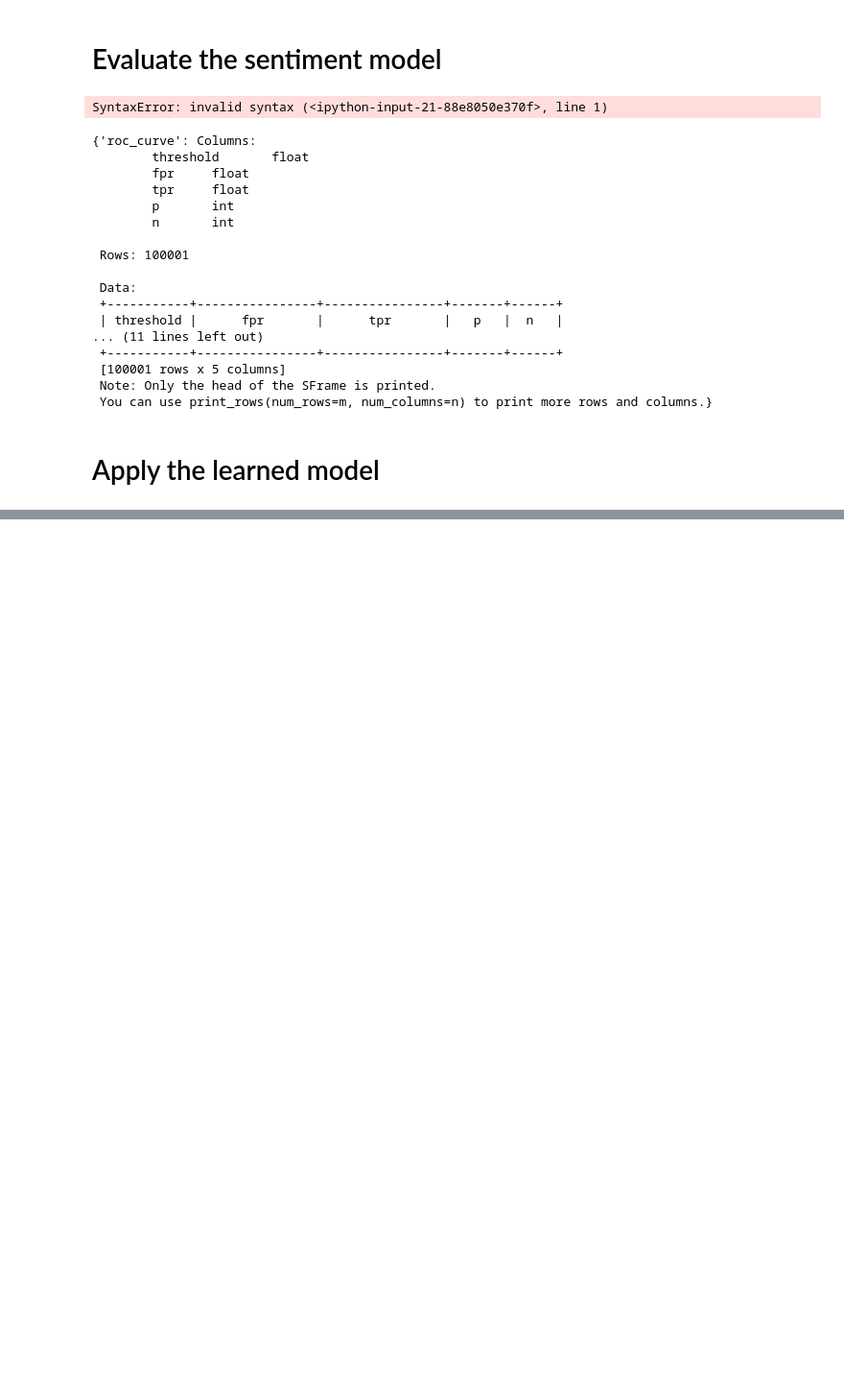
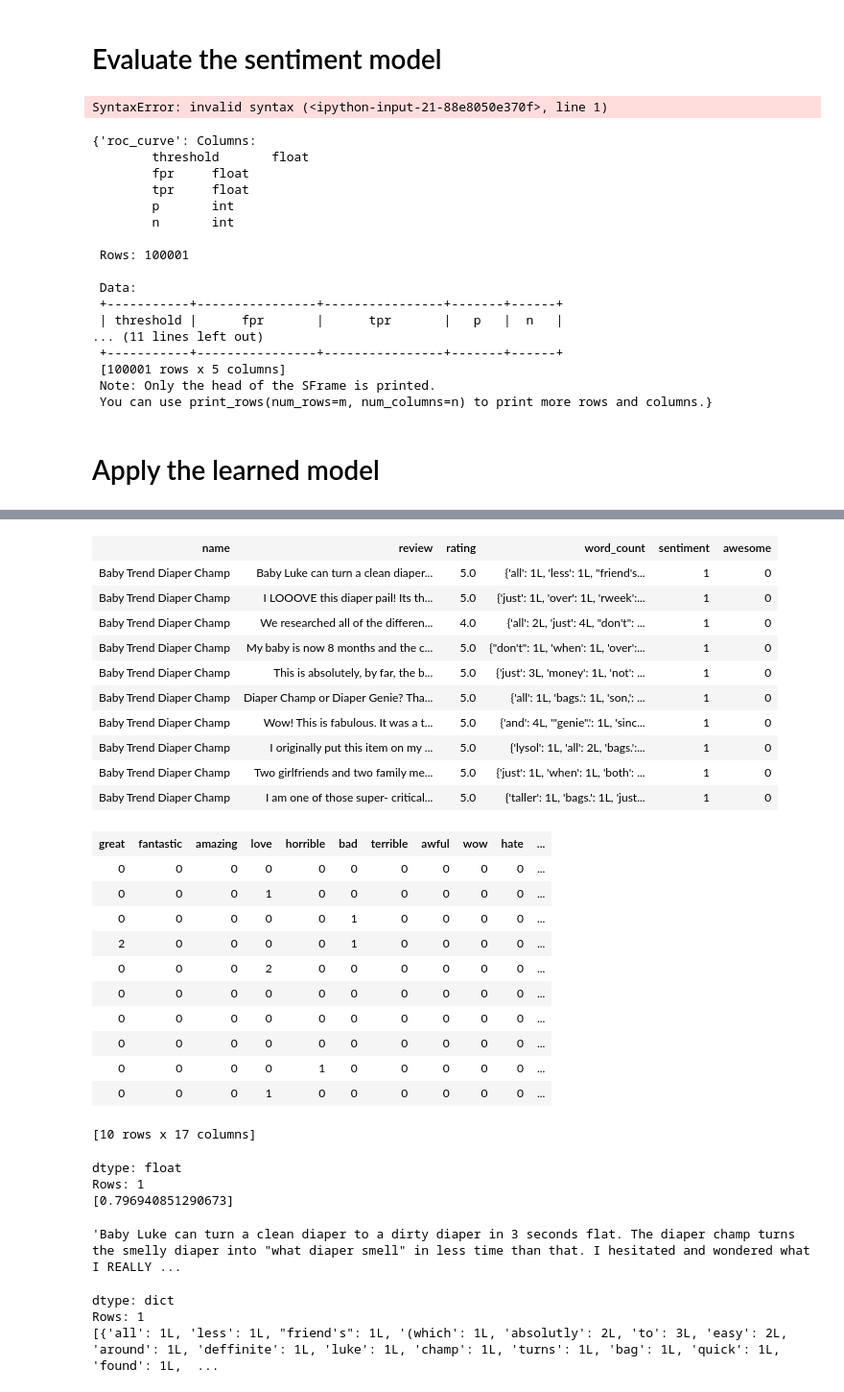
Before and after one commit to jialeichenjc/MLPractice, a Jupyter notebook: Classification.ipynb, the cells around one changed output, grey strips where cells are left out. Shown: that part at 96% size. Saved outputs shown, nothing was run; the diff lists cells and outputs as text; code cells hidden in the pictures; blank space fills up the shorter version.

```diff
--- a/Classification.ipynb
+++ b/Classification.ipynb
@@ -138,0 +212,8 @@ giraffe_reviews['predicted_sentiment'] =
+# %%
+for word in selected_words:
+    def str_count(word_counts) :
+        if word in word_counts :
+            return word_counts[word]
+        else :
+            return 0
+    products[word] = products['word_count'].apply(str_count)
@@ -138,0 +383,38 @@ giraffe_reviews['predicted_sentiment'] =
+# %%
+diaper_champ_reviews = products[products['name'] == 'Baby Trend Diaper Champ']
+# %%
+diaper_champ_reviews['predicted_sentiment'] = sentiment_model.predict(diaper_champ_reviews, output_type = 'probability')
+# %%
+diaper_champ_reviews = diaper_champ_reviews.sort('predicted_sentiment', ascending = False)
+# %%
+diaper_champ_reviews.head()
+# %% [output]
+| name | review | rating | word_count | sentiment | awesome |
+| Baby Trend Diaper Champ | Baby Luke can turn a clean diaper... | 5.0 | {'all': 1L, 'less': 1L, "friend's... | 1 | 0 |
+| Baby Trend Diaper Champ | I LOOOVE this diaper pail! Its th... | 5.0 | {'just': 1L, 'over': 1L, 'rweek':... | 1 | 0 |
+| Baby Trend Diaper Champ | We researched all of the differen... | 4.0 | {'all': 2L, 'just': 4L, "don't": ... | 1 | 0 |
+| Baby Trend Diaper Champ | My baby is now 8 months and the c... | 5.0 | {"don't": 1L, 'when': 1L, 'over':... | 1 | 0 |
+| Baby Trend Diaper Champ | This is absolutely, by far, the b... | 5.0 | {'just': 3L, 'money': 1L, 'not': ... | 1 | 0 |
+| Baby Trend Diaper Champ | Diaper Champ or Diaper Genie? Tha... | 5.0 | {'all': 1L, 'bags.': 1L, 'son,': ... | 1 | 0 |
+| Baby Trend Diaper Champ | Wow! This is fabulous. It was a t... | 5.0 | {'and': 4L, '"genie".': 1L, 'sinc... | 1 | 0 |
+| Baby Trend Diaper Champ | I originally put this item on my ... | 5.0 | {'lysol': 1L, 'all': 2L, 'bags.':... | 1 | 0 |
+| Baby Trend Diaper Champ | Two girlfriends and two family me... | 5.0 | {'just': 1L, 'when': 1L, 'both': ... | 1 | 0 |
+| Baby Trend Diaper Champ | I am one of those super- critical... | 5.0 | {'taller': 1L, 'bags.': 1L, 'just... | 1 | 0 |
+| great | fantastic | amazing | love | horrible | bad | terrible | awful | wow | hate | ... |
+| 0 | 0 | 0 | 0 | 0 | 0 | 0 | 0 | 0 | 0 | ... |
+| 0 | 0 | 0 | 1 | 0 | 0 | 0 | 0 | 0 | 0 | ... |
+| 0 | 0 | 0 | 0 | 0 | 1 | 0 | 0 | 0 | 0 | ... |
+| 2 | 0 | 0 | 0 | 0 | 1 | 0 | 0 | 0 | 0 | ... |
+| 0 | 0 | 0 | 2 | 0 | 0 | 0 | 0 | 0 | 0 | ... |
+| 0 | 0 | 0 | 0 | 0 | 0 | 0 | 0 | 0 | 0 | ... |
+| 0 | 0 | 0 | 0 | 0 | 0 | 0 | 0 | 0 | 0 | ... |
+| 0 | 0 | 0 | 0 | 0 | 0 | 0 | 0 | 0 | 0 | ... |
+| 0 | 0 | 0 | 0 | 1 | 0 | 0 | 0 | 0 | 0 | ... |
+| 0 | 0 | 0 | 1 | 0 | 0 | 0 | 0 | 0 | 0 | ... |
+[10 rows x 17 columns]
+# %%
+selected_words_model.predict(diaper_champ_reviews[0:1], output_type = 'probability')
+# %% [output]
+dtype: float
+Rows: 1
+[0.796940851290673]
@@ -138,0 +423,4 @@ giraffe_reviews['predicted_sentiment'] =
+# %%
+review
+# %% [output]
+'Baby Luke can turn a clean diaper to a dirty diaper in 3 seconds flat. The diaper champ turns the smelly diaper into "what diaper smell" in less time than that. I hesitated and wondered what I REALLY ...
@@ -138,0 +429,6 @@ giraffe_reviews['predicted_sentiment'] =
+# %%
+review_word_count
+# %% [output]
+dtype: dict
+Rows: 1
+[{'all': 1L, 'less': 1L, "friend's": 1L, '(which': 1L, 'absolutly': 2L, 'to': 3L, 'easy': 2L, 'around': 1L, 'deffinite': 1L, 'luke': 1L, 'champ': 1L, 'turns': 1L, 'bag': 1L, 'quick': 1L, 'found': 1L,  ...
```
Also changed, not shown: parts of 30 cells of this notebook.
